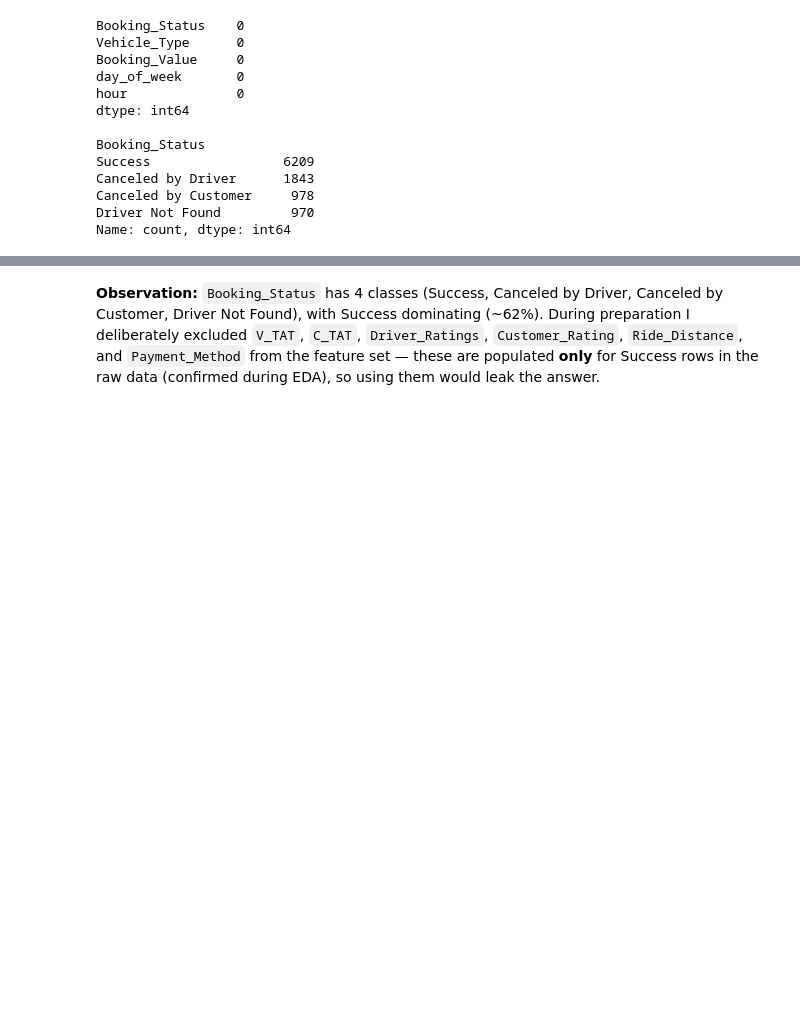
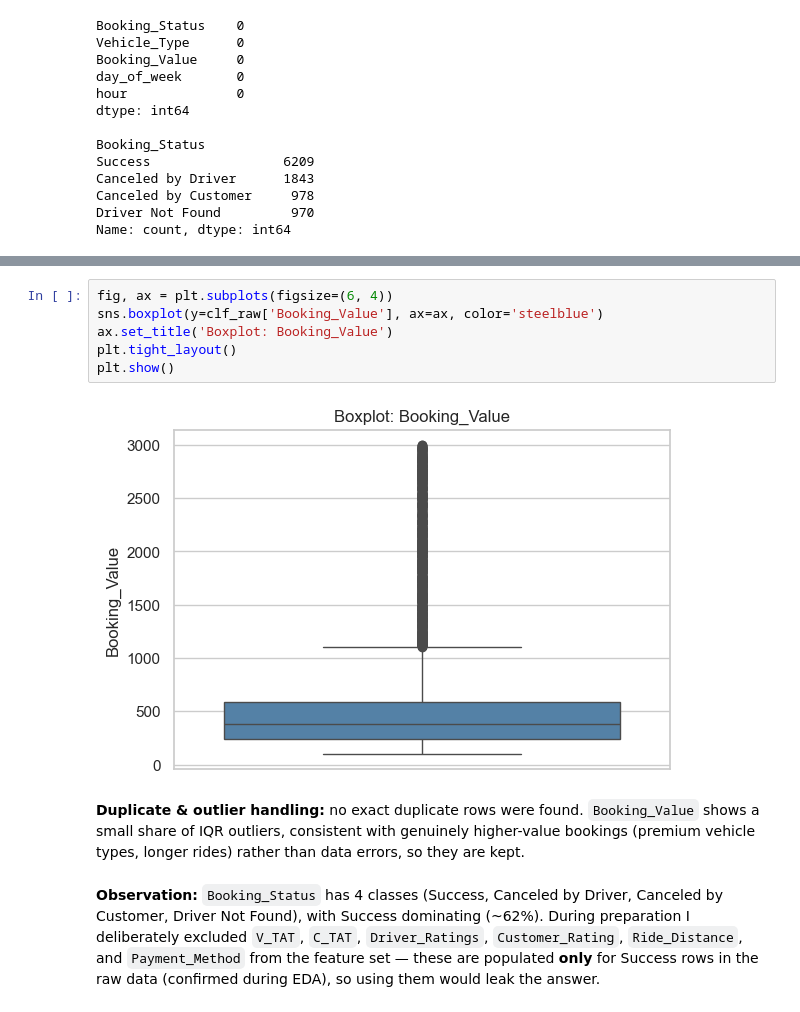
Before and after one commit to Pranava-M/ML_Capstone_Gig_Workers, a Jupyter notebook: classification.ipynb, the cells around one changed output, grey strips where cells are left out. Saved outputs shown, nothing was run; the diff lists cells and outputs as text; blank space fills up the shorter version.

Commit message:
Updated classification Track  box plot

```diff
--- a/classification.ipynb
+++ b/classification.ipynb
@@ -60,3 +74,15 @@ Name: count, dtype: int64
+# %%
+fig, ax = plt.subplots(figsize=(6, 4))
+sns.boxplot(y=clf_raw['Booking_Value'], ax=ax, color='steelblue')
+ax.set_title('Boxplot: Booking_Value')
+plt.tight_layout()
+plt.show()
+# %% [output]
+[figure, added]
+# %% [markdown]
+**Duplicate & outlier handling:** no exact duplicate rows were found. `Booking_Value` shows a
+small share of IQR outliers, consistent with genuinely higher-value bookings (premium vehicle
+types, longer rides) rather than data errors, so they are kept.
 # %% [markdown]
 **Observation:** `Booking_Status` has 4 classes (Success, Canceled by Driver, Canceled by Customer, Driver Not Found), with Success dominating (~62%). During preparation I deliberately excluded `V_TAT`, `C_TAT`, `Driver_Ratings`, `Customer_Rating`, `Ride_Distance`, and `Payment_Method` from the feature set — these are populated **only** for Success rows in the raw data (confirmed during EDA), so using them would leak the answer.
 # %%
```
Also changed, not shown: parts of 5 cells of this notebook.
